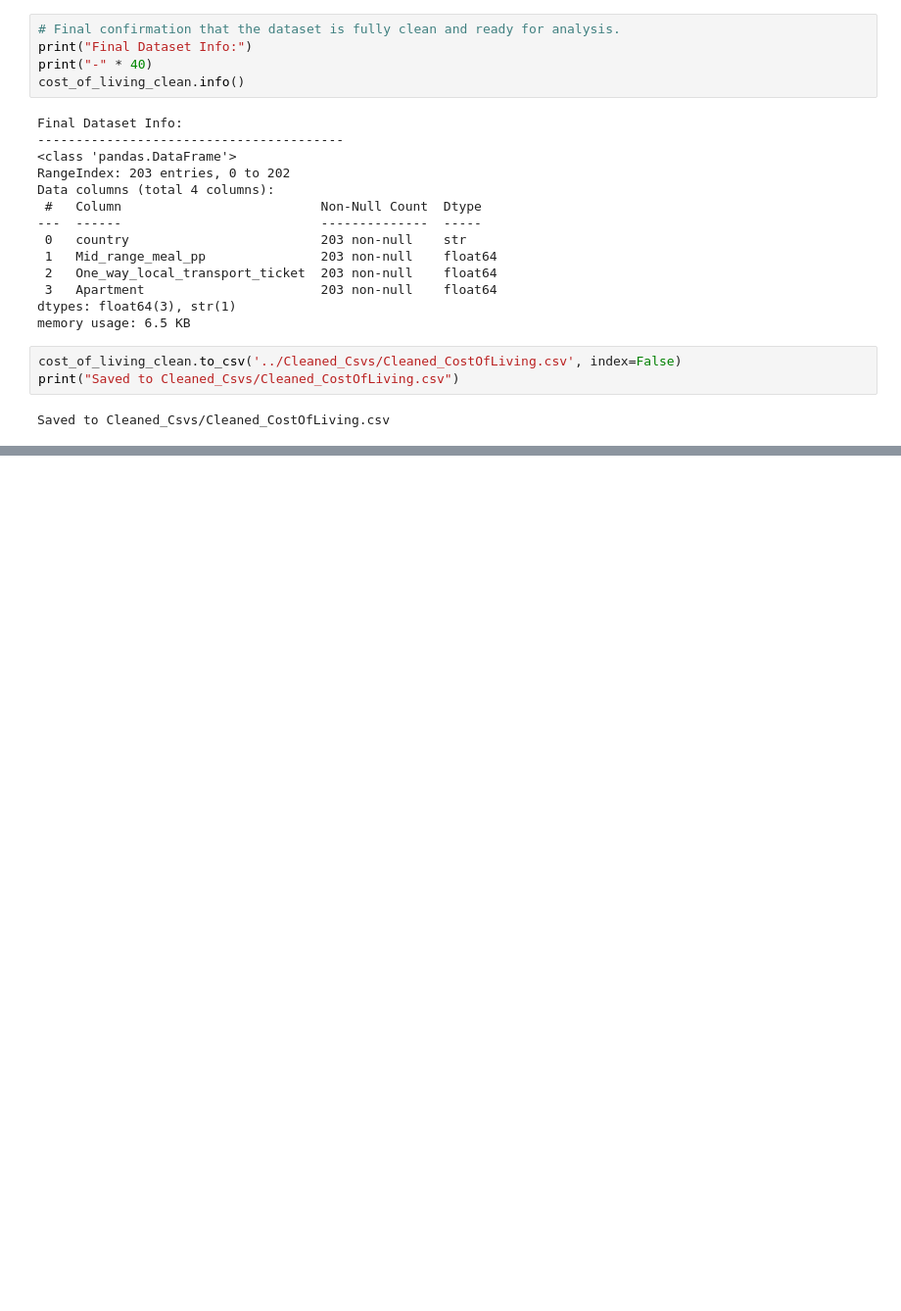
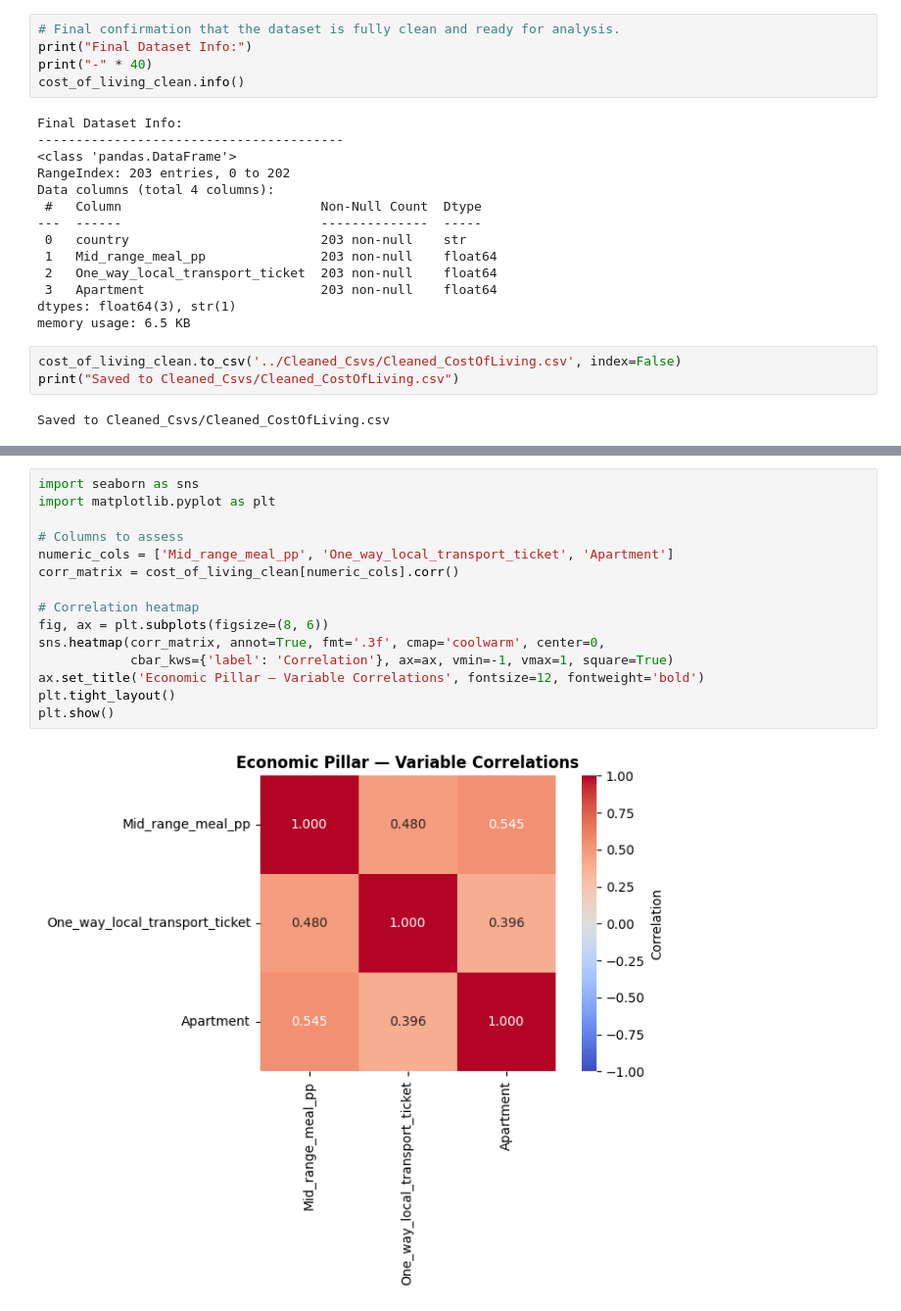
Before and after one commit to JdcStig/JamieDuffyCreagh_DAV_CA_Holiday, a Jupyter notebook: CA/Holiday/Cleaning_Files_Code/Cleaning_CostOfLiving.ipynb, the cells around one changed output, grey strips where cells are left out. Shown at 98% size. Saved outputs shown, nothing was run; the diff lists cells and outputs as text; blank space fills up the shorter version.

Commit message:
Added individual heat maps, conducted variable quality checks and justified why I will not be doing clustering

```diff
--- a/CA/Holiday/Cleaning_Files_Code/Cleaning_CostOfLiving.ipynb
+++ b/CA/Holiday/Cleaning_Files_Code/Cleaning_CostOfLiving.ipynb
@@ -384,0 +389,17 @@ Saved to Cleaned_Csvs/Cleaned_CostOfLiving.csv
+# %%
+import seaborn as sns
+import matplotlib.pyplot as plt
+
+# Columns to assess
+numeric_cols = ['Mid_range_meal_pp', 'One_way_local_transport_ticket', 'Apartment']
+corr_matrix = cost_of_living_clean[numeric_cols].corr()
+
+# Correlation heatmap
+fig, ax = plt.subplots(figsize=(8, 6))
+sns.heatmap(corr_matrix, annot=True, fmt='.3f', cmap='coolwarm', center=0,
+            cbar_kws={'label': 'Correlation'}, ax=ax, vmin=-1, vmax=1, square=True)
+ax.set_title('Economic Pillar — Variable Correlations', fontsize=12, fontweight='bold')
+plt.tight_layout()
+plt.show()
+# %% [output]
+[figure, added]
```
Also changed, not shown: parts of 1 cell of this notebook, 3 other files.
